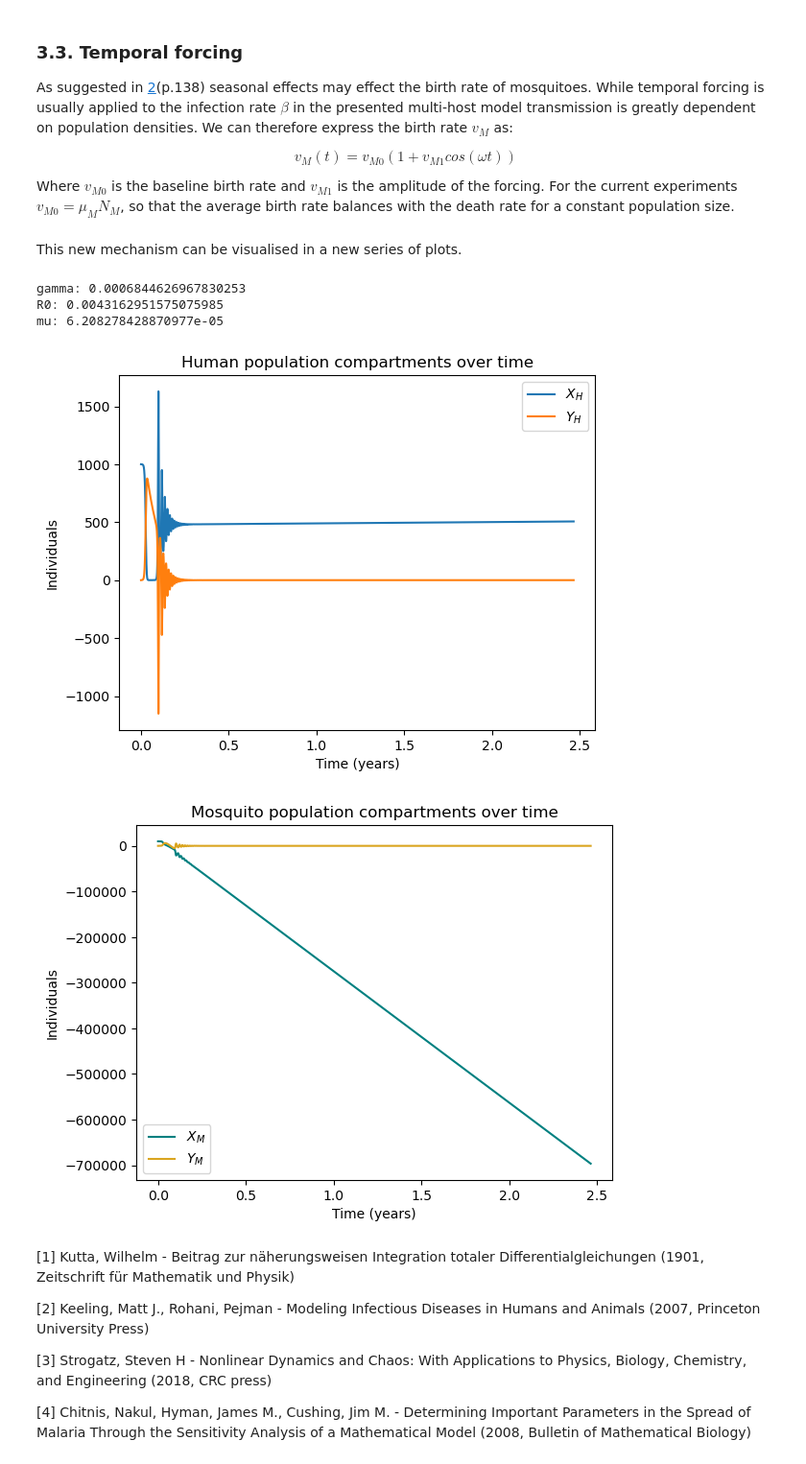
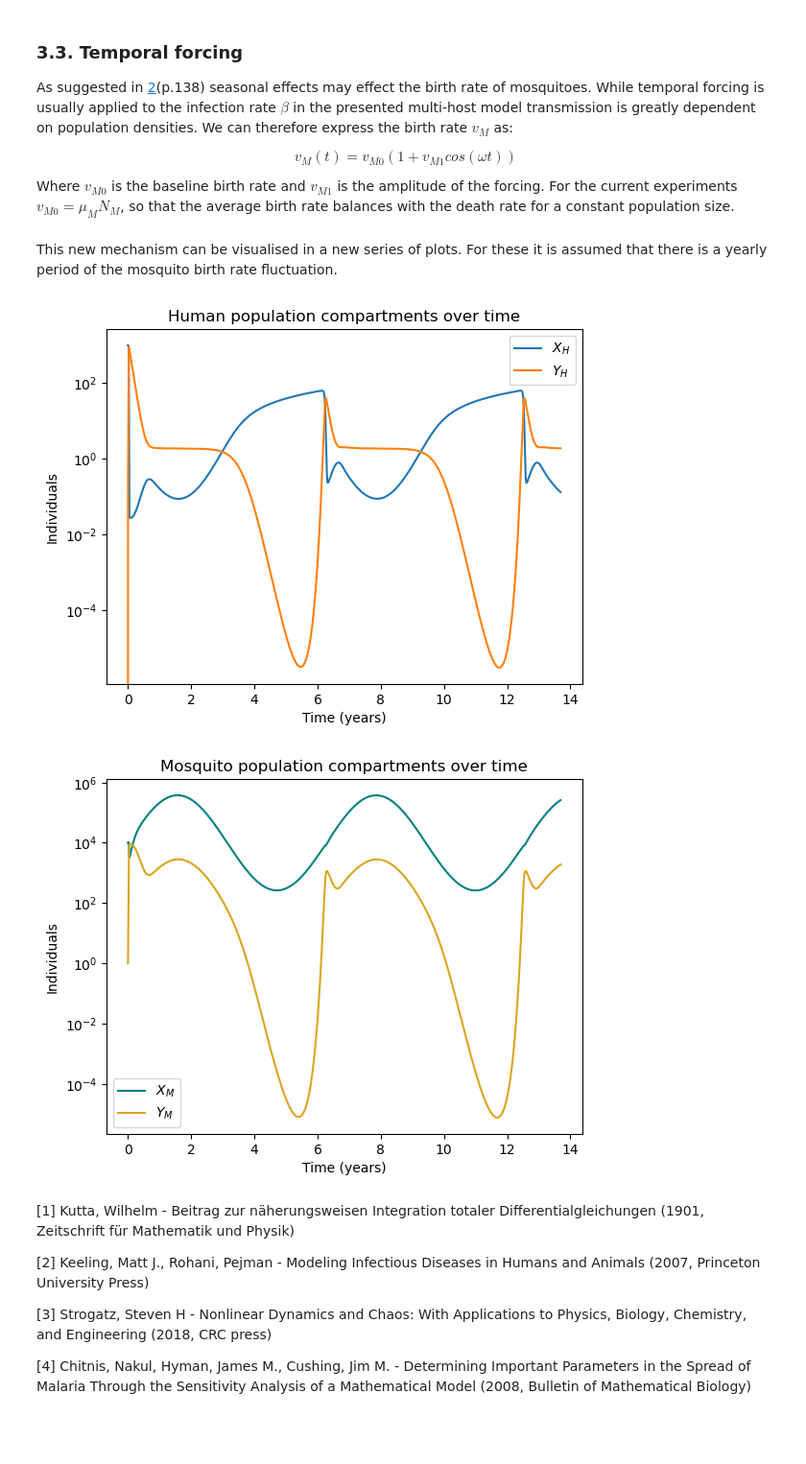
Before and after one commit to mboyan/intro-to-computational-science, a Jupyter notebook: Assignments/Assignment 1/Assignment 1 - SIR model (ODE) - Boyan Mihaylov.ipynb, the cells around one changed output. Shown at 96% size. Saved outputs shown, nothing was run; the diff lists cells and outputs as text; code cells hidden in the pictures; blank space fills up the shorter version.

Commit message:
Progress on Assignment 1
Fixed temporal forcing

```diff
--- a/Assignments/Assignment 1/Assignment 1 - SIR model (ODE) - Boyan Mihaylov.ipynb
+++ b/Assignments/Assignment 1/Assignment 1 - SIR model (ODE) - Boyan Mihaylov.ipynb
@@ -1288,12 +1290,10 @@ b = 0.5
 
 XYZ_mh = InfectionModelMultiHost(t_probs, pop_sizes, Y_starts, lifespans, birthrates, rec_rates, const_Ns, b)
 
-print("gamma: "+str(SIR.gamma))
-print("R0: "+str(SIR.R0))
-print("mu: "+str(SIR.mu))
+print("R0: "+str(XYZ_mh.R0))
 
 # Iteration step
-step = 10e-2
+step = 10e-3
 
 # Time in days
 max_time = 900
@@ -1301,11 +1301,17 @@ max_time = 900
 # Terform numerical integration
 Xh_log, Yh_log, Zh_log, Xm_log, Ym_log, Zm_log, time_log = XYZ_mh.iterate(step, max_time)
 
+# Track population sizes
+Nh_log = [Xh_log[i]+Yh_log[i]+Zh_log[i] for i in range(len(Xh_log))]
+Nm_log = [Xm_log[i]+Ym_log[i]+Zm_log[i] for i in range(len(Xm_log))]
+
 # Scale time to years
 time_log = np.multiply(time_log, 1/365.25)
 
 plt.plot(time_log, Xh_log,label='$X_H$')
 plt.plot(time_log, Yh_log,label='$Y_H$')
+#plt.plot(time_log, Zh_log,label='$Z_H$')
+#plt.plot(time_log, Nh_log,label='$N_H$')
 plt.legend()
 plt.xlabel('Time (years)')
 plt.ylabel('Individuals')
@@ -1315,6 +1321,8 @@ plt.show()
 
 plt.plot(time_log, Xm_log,label='$X_M$',color='teal')
 plt.plot(time_log, Ym_log,label='$Y_M$',color='goldenrod')
+#plt.plot(time_log, Zm_log,label='$Z_M$')
+#plt.plot(time_log, Nm_log,label='$N_M$')
 plt.legend()
 plt.xlabel('Time (years)')
 plt.ylabel('Individuals')
@@ -1479,7 +1480,7 @@ class InfectionModelMultiHostTF(InfectionModelMultiHost):
 
         return Xh_log, Yh_log, Zh_log, Xm_log, Ym_log, Zm_log, time_log
 # %% [markdown]
-This new mechanism can be visualised in a new series of plots.
+This new mechanism can be visualised in a new series of plots. For these it is assumed that there is a yearly period of the mosquito birth rate fluctuation.
 # %%
 # Infection probabilities
 t_probs = [0.5, 0.8]
@@ -1488,7 +1489,7 @@ t_probs = [0.5, 0.8]
 pop_sizes = [1000, 10000]
 
 # Life expectancies
-lifespans = [16107.525, 7]
+lifespans = [16107.525, 10]
 
 # Birth rates
 birthrates = [8.25*10e-5, 0.13]
@@ -1505,47 +1506,52 @@ const_Ns = [True, True]
 # Bite rate
 b = 0.5
 
+# Period of temporal forcing
+seasonal_period = 365.25
+
 XYZ_mh = InfectionModelMultiHostTF(t_probs, pop_sizes, Y_starts, lifespans, birthrates, rec_rates, const_Ns, b)
 
-print("gamma: "+str(SIR.gamma))
-print("R0: "+str(SIR.R0))
-print("mu: "+str(SIR.mu))
+"""print("gamma: "+str(XYZ_mh.gamma))
+print("R0: "+str(XYZ_mh.R0))
+print("mu: "+str(XYZ_mh.mu))"""
 
 # Iteration step
 step = 10e-2
 
 # Time in days
-max_time = 900
+max_time = 5000
 
 # Terform numerical integration WITH TEMPORAL FORCING
-Xh_log, Yh_log, Zh_log, Xm_log, Ym_log, Zm_log, time_log = XYZ_mh.iterate(step, max_time, math.pi, 0.0001)
+Xh_log, Yh_log, Zh_log, Xm_log, Ym_log, Zm_log, time_log = XYZ_mh.iterate(step, max_time, 1/seasonal_period, 0.1)
+
+Nh_log = [Xh_log[i]+Yh_log[i]+Zh_log[i] for i in range(len(Xh_log))]
+Nm_log = [Xm_log[i]+Ym_log[i]+Zm_log[i] for i in range(len(Xm_log))]
 
 # Scale time to years
 time_log = np.multiply(time_log, 1/365.25)
 
 plt.plot(time_log, Xh_log,label='$X_H$')
 plt.plot(time_log, Yh_log,label='$Y_H$')
+#plt.plot(time_log, Nh_log,label='$N_H$')
 plt.legend()
 plt.xlabel('Time (years)')
 plt.ylabel('Individuals')
 plt.title('Human population compartments over time')
-#plt.yscale('log')
+plt.yscale('log')
 plt.show()
 
 plt.plot(time_log, Xm_log,label='$X_M$',color='teal')
 plt.plot(time_log, Ym_log,label='$Y_M$',color='goldenrod')
+#plt.plot(time_log, Nm_log,label='$N_M$')
 plt.legend()
 plt.xlabel('Time (years)')
 plt.ylabel('Individuals')
 plt.title('Mosquito population compartments over time')
-#plt.yscale('log')
+plt.yscale('log')
 plt.show()
 # %% [output]
-gamma: 0.0006844626967830253
-R0: 0.0043162951575075985
-mu: 6.208278428870977e-05
-[figure, old version]
+[figure, new version]
-[figure, old version]
+[figure, new version]
 # %% [markdown]
 <a id='references'></a>
 [1] Kutta, Wilhelm - Beitrag zur näherungsweisen Integration totaler Differentialgleichungen (1901, Zeitschrift für Mathematik und Physik)
```
Also changed, not shown: parts of 7 cells of this notebook.
